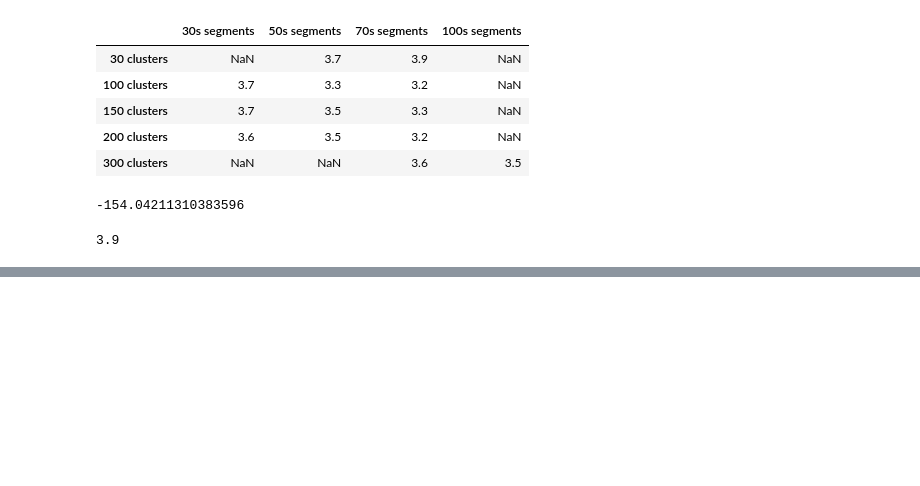
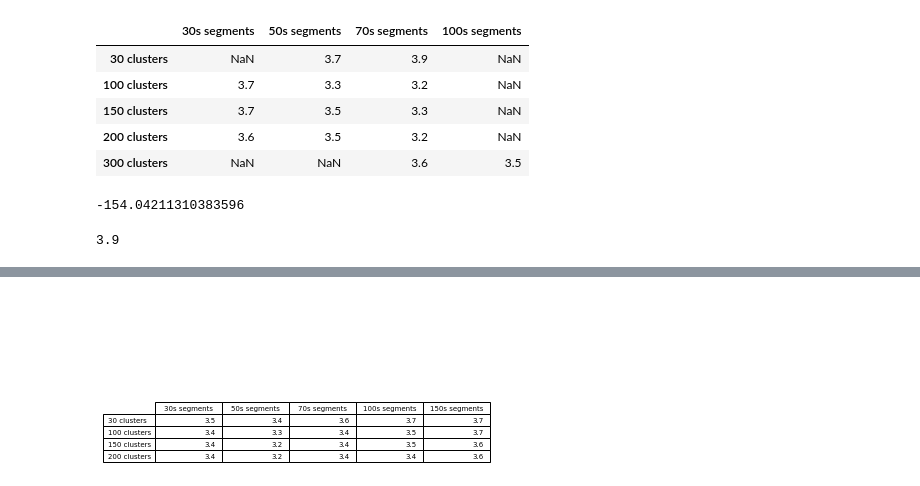
Before and after one commit to jorwatkapola/timeseries_segment_clustering, a Jupyter notebook: segment_clustering.ipynb, the cells around one changed output, grey strips where cells are left out. Saved outputs shown, nothing was run; the diff lists cells and outputs as text; code cells hidden in the pictures; blank space fills up the shorter version.

```diff
--- a/segment_clustering.ipynb
+++ b/segment_clustering.ipynb
@@ -382,3 +369,35 @@ np.mean(np.array(mean_diffs))
 np.mean(np.array(counts))
 # %% [output]
 3.9
+# %%
+import pandas as pd
+pro_clusters=[30,100,150,200]
+seg_lens=[30,50,70,100,150]
+#results[n_pro, n_len, n_model, n_test, 0]  3 4 9 9,
+data=np.loadtxt("/home/jkok1g14/Documents/model_errors.csv", delimiter=",")
+np.shape(data)
+data_fold=data.reshape((4,5,10,10,2))
+data_fold
+neg_counts=np.zeros((4,5))
+neg_means=np.zeros((4,5))
+for c, cluster in enumerate(data_fold):
+    for l, length in enumerate(cluster):
+        model_counts=np.zeros(10)
+        model_means=np.zeros(10)
+        for m, model in enumerate(length):
+            centered=model[:,0]-model[m,0]
+            counter=0
+            neg_sum=0
+            for t, test in enumerate(centered):
+                if test<0 and model[t,1] < np.max(model[:,1]):
+                    counter+=1
+                    neg_sum+=test
+                    #print(neg_sum)
+            if counter >0:
+                model_counts[m]=counter
+                model_means[m]=neg_sum/counter
+        #print(model_counts)
+        neg_counts[c,l]=np.mean(model_counts)
+        neg_means[c,l]=np.mean(model_means)
+counts_df=pd.DataFrame(neg_counts, columns=["{}s segments".format(x) for x in seg_lens], index=["{} clusters".format(x) for x in pro_clusters])
+means_df=pd.DataFrame(neg_means, columns=["{}s segments".format(x) for x in seg_lens], index=["{} clusters".format(x) for x in pro_clusters])
@@ -384,0 +420,14 @@ np.mean(np.array(counts))
+# %%
+import matplotlib.pyplot as plt
+import pandas as pd
+from pandas.plotting import table
+
+ax = plt.subplot(211, frame_on=False) # no visible frame
+ax.xaxis.set_visible(False)  # hide the x axis
+ax.yaxis.set_visible(False)  # hide the y axis
+
+table(ax, counts_df)  # where df is your data frame
+
+plt.savefig('counts_table.png')
+# %% [output]
+[figure, added]
```
Also changed, not shown: parts of 3 cells of this notebook, 1 other file.
